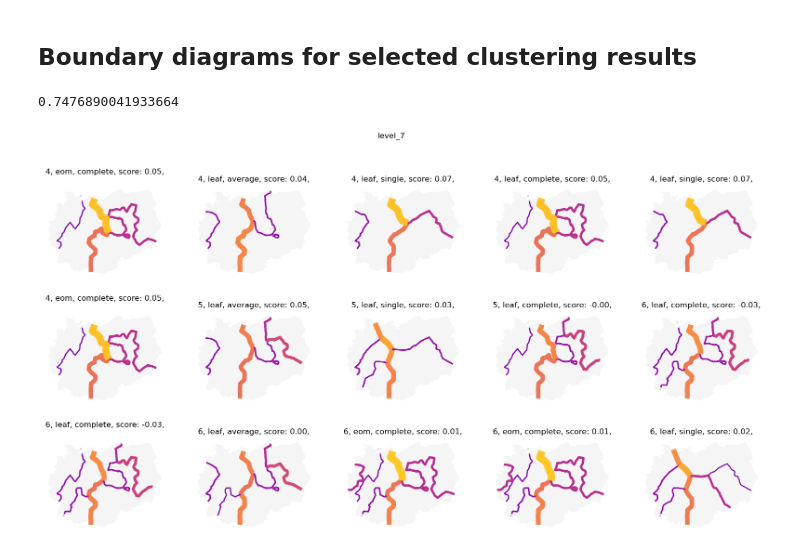
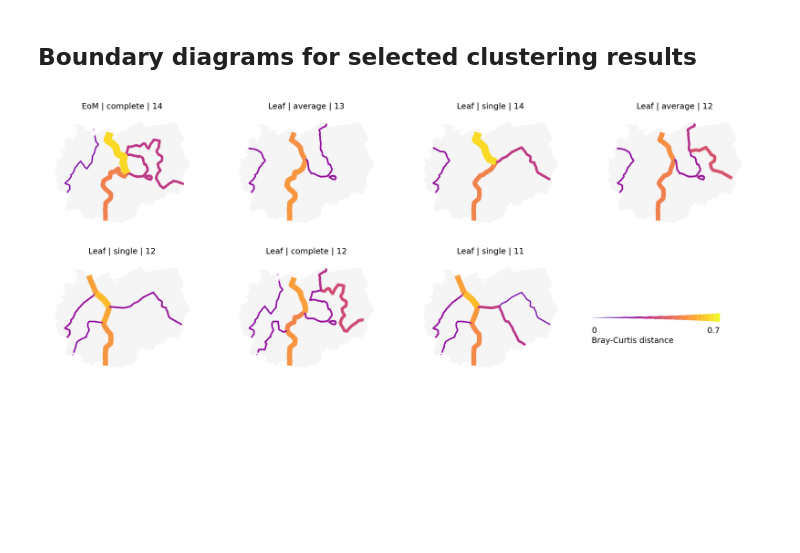
Before and after one commit to uscuni/boundaries_of_change, a Jupyter notebook: code/04_clustering.ipynb, the cells around one changed output. Saved outputs shown, nothing was run; the diff lists cells and outputs as text; code cells hidden in the pictures; blank space fills up the shorter version.

```diff
--- a/code/04_clustering.ipynb
+++ b/code/04_clustering.ipynb
@@ -463,18 +465,17 @@ def generate_bc_matrices_for_cluster_boundaries(cluster_params_df, level_list):
 # %%
-def generate_boundary_diagrams_for_clusters(cluster_params_df, level="level_7", ax=False, width_multiplier=4, cmap='plasma'):
-    fig, axs = plt.subplots(ncols=5, nrows=3, figsize=(20,10), sharex=True, sharey=True)
+def generate_boundary_diagrams_for_clusters(cluster_params_df, level="level_7", ax=False, width_multiplier=4, cmap='plasma', ncols=5, nrows=3):
+    fig, axs = plt.subplots(ncols=ncols, nrows=nrows, figsize=(8, 3.5), sharex=True, sharey=True, dpi=300)
     axs = axs.flatten()
-    fig.suptitle(level)
 
-    for index, row in cluster_params_df.iterrows():
-        ax = axs[index]
+    for i, (index, row) in enumerate(cluster_params_df.iterrows()):
+        ax = axs[i]
         min_c_size = row["min_cluster_size"]
         extraction = row["extraction"]
         linkage = row["linkage"]
         score = row["score"]
         n_clusters = row["n_clusters"]
 
-        clusterer = SA3(df, triangulation, attrs_name=df.columns.values, min_cluster_size=min_c_size, extraction=extraction, metric=distance.braycurtis, linkage=linkage)
+        clusterer = SA3(df, triangulation, attrs_name=df.columns.values, min_cluster_size=min_c_size, extraction=extraction.lower(), metric=distance.braycurtis, linkage=linkage)
         clusterer.solve()
 
         dissolved_fuas = fuas.dissolve(by=clusterer.labels_)
@@ -486,7 +487,7 @@ def generate_boundary_diagrams_for_clusters(cluster_params_df, level="level_7",
         boundary = boundary.rename(columns={"index": "NAME"})
 
         #Retrieve level-7 BC matrix for layer of interest
-        bray_curtis_matrix = pd.read_parquet(f'/data/uscuni-ulce/boundaries_of_change/bc_matrices/bc_clusters/bc_{n_clusters}_clusters_{linkage}_link_{extraction}_extract_{level}_lvl.pq')
+        bray_curtis_matrix = pd.read_parquet(f'/data/uscuni-ulce/boundaries_of_change/bc_matrices/bc_clusters/bc_{n_clusters}_clusters_{linkage}_link_{extraction.lower()}_extract_{level}_lvl.pq')
 
         #Segment boundaries between adjacent regions
         indices = boundary.sindex.query(boundary.geometry, predicate="intersects")
@@ -508,7 +509,7 @@ def generate_boundary_diagrams_for_clusters(cluster_params_df, level="level_7",
         line_widths = [(0.1 + width_multiplier*(np.exp(2*w) - 1)) for w in border_widths]
 
         #Create a colormap to emphasize higher BC dissimilarity values between adjacent regions
-        norm=plt.Normalize(0, .75)
+        norm=plt.Normalize(0, .7)
         # cmap = matplotlib.colors.LinearSegmentedColormap.from_list("", ["lightgray","black"])
         if isinstance(cmap, str):
             cmap = matplotlib.colormaps[cmap]
@@ -517,19 +518,36 @@ def generate_boundary_diagrams_for_clusters(cluster_params_df, level="level_7",
         if ax:
             for geom, width, border in zip (geoms, line_widths, border_widths):
                 gpd.GeoSeries([shapely.line_merge(geom)]).plot(ax=ax, linewidth=width, color=cmap(norm(border)))
-                ax.set_title(f"{n_clusters}, {extraction}, {linkage}, score: {score:0.2f},", fontsize=12)
-            aoi.plot(ax=axs[index], color='whitesmoke')
+                ax.set_title(f"{extraction} | {linkage} | {min_c_size}", fontsize=6)
+            aoi.plot(ax=axs[i], color='whitesmoke')
         else:
             fig, ax = plt.subplots(figsize=(20,20))
-            ax.set_title(f"{n_clusters}, {extraction}, {linkage}, score: {score:0.2f},", fontsize=12)
+            ax.set_title(f"{extraction} | {linkage} | {min_c_size}", fontsize=6)
             for geom, width, border in zip (geoms, line_widths, border_widths):
                 gpd.GeoSeries([shapely.line_merge(geom)]).plot(ax=ax, linewidth=width, color=cmap(norm(border)))
-            aoi.plot(ax=axs[index], color='whitesmoke')
+            aoi.plot(ax=axs[i], color='whitesmoke')
+
+        fig.subplots_adjust(wspace = 0.00, hspace=0.00)
+        plt.tight_layout()
     return axs
-# %%
-axs = generate_boundary_diagrams_for_clusters(results_of_interest, "level_7", cmap='plasma')
-for ax in axs.flat:
-    ax.set_axis_off()
-# %% [output]
-0.7476890041933664
-[figure, removed]
+# %%
+axs = generate_boundary_diagrams_for_clusters(results_of_interest.iloc[[0, 1, 2, 6, 7, 10, 14]], "level_7", cmap='plasma', ncols=4, nrows=2, width_multiplier=2)
+for ax in axs.flat:
+    ax.set_axis_off()
+
+norm=plt.Normalize(0, .7)
+cmap = matplotlib.colormaps['plasma']
+
+bins = 50
+for i, d in enumerate(np.linspace(0, .7, bins)):
+    axs[-1].plot([i, i+1], [0, 0], linewidth=(0.1 + 2*(np.exp(2*d) - 1)), color=cmap(norm(d)), solid_capstyle='butt')
+
+axs[5]._shared_axes['x'].remove(axs[-1])
+axs[-2]._shared_axes['y'].remove(axs[-1])
+axs[-1].text(0, -.015, 0, fontdict=dict(fontsize=6))
+axs[-1].text(bins - bins *.1, -.015, 0.7, fontdict=dict(fontsize=6))
+axs[-1].text(0, -.025, "Bray-Curtis distance", fontdict=dict(fontsize=6))
+axs[-1].set_xlim(-.3, bins * 1.3)
+plt.savefig('synthetic.png')
+# %% [output]
+[figure, added]
```
Also changed, not shown: parts of 2 cells of this notebook, 2 other files.
